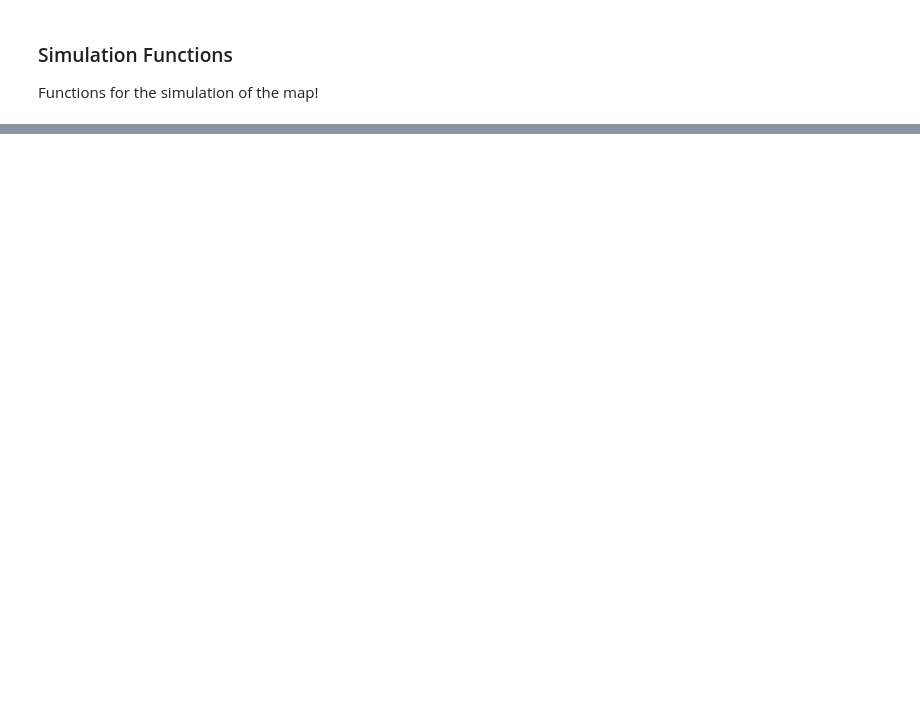
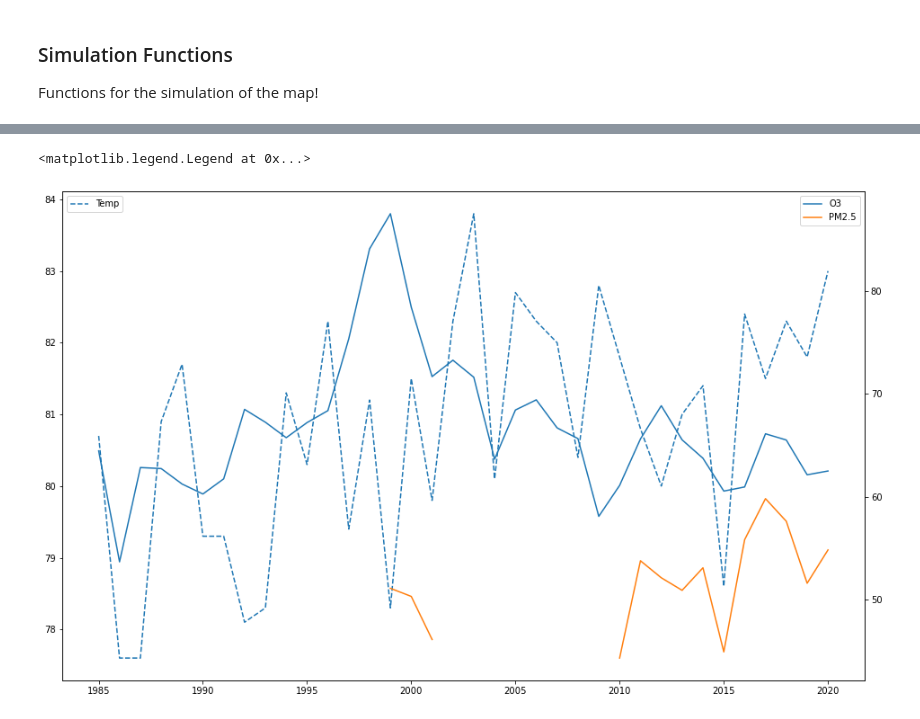
Before and after one commit to shaheermaslam02/airpollution, a Jupyter notebook: Notebooks/dataprocessing.ipynb, the cells around one changed output, grey strips where cells are left out. Drawn from its saved outputs; the diff is of its cells as text; code cells hidden in the pictures; blank space fills up the shorter version.

Commit message:
Visualiaztion

```diff
--- a/Notebooks/dataprocessing.ipynb
+++ b/Notebooks/dataprocessing.ipynb
@@ -736,0 +1056,18 @@ def energy_simulation(x):
+# %%
+az_temp = pd.read_csv('/Users/smaslam/Desktop/airpollution/airpollution/Temperature/AZ-Temp.csv')
+az_temp = pd.DataFrame({'date' : az_temp['Date'],
+                        'Temp' : az_temp['Value']})
+az_temp = az_temp.dropna()
+az_temp
+
+fig, ax1 = plt.subplots(figsize = (16, 10))
+ax2 = ax1.twinx()
+ax1.plot(az_temp['date'], az_temp['Temp'], '--')
+az_annual['date'] = az_temp['date']
+ax2.plot(az_annual['date'], az_annual['Annual Ozone'])
+ax2.plot(az_annual['date'], az_annual['Annual PM2.5'])
+ax1.legend(['Temp'], loc = 'upper left')
+ax2.legend(['O3', 'PM2.5'], loc = 'upper right')
+# %% [output]
+<matplotlib.legend.Legend at 0x...>
+[figure, added]
```
Also changed, not shown: parts of 8 cells of this notebook, 6 other files.
